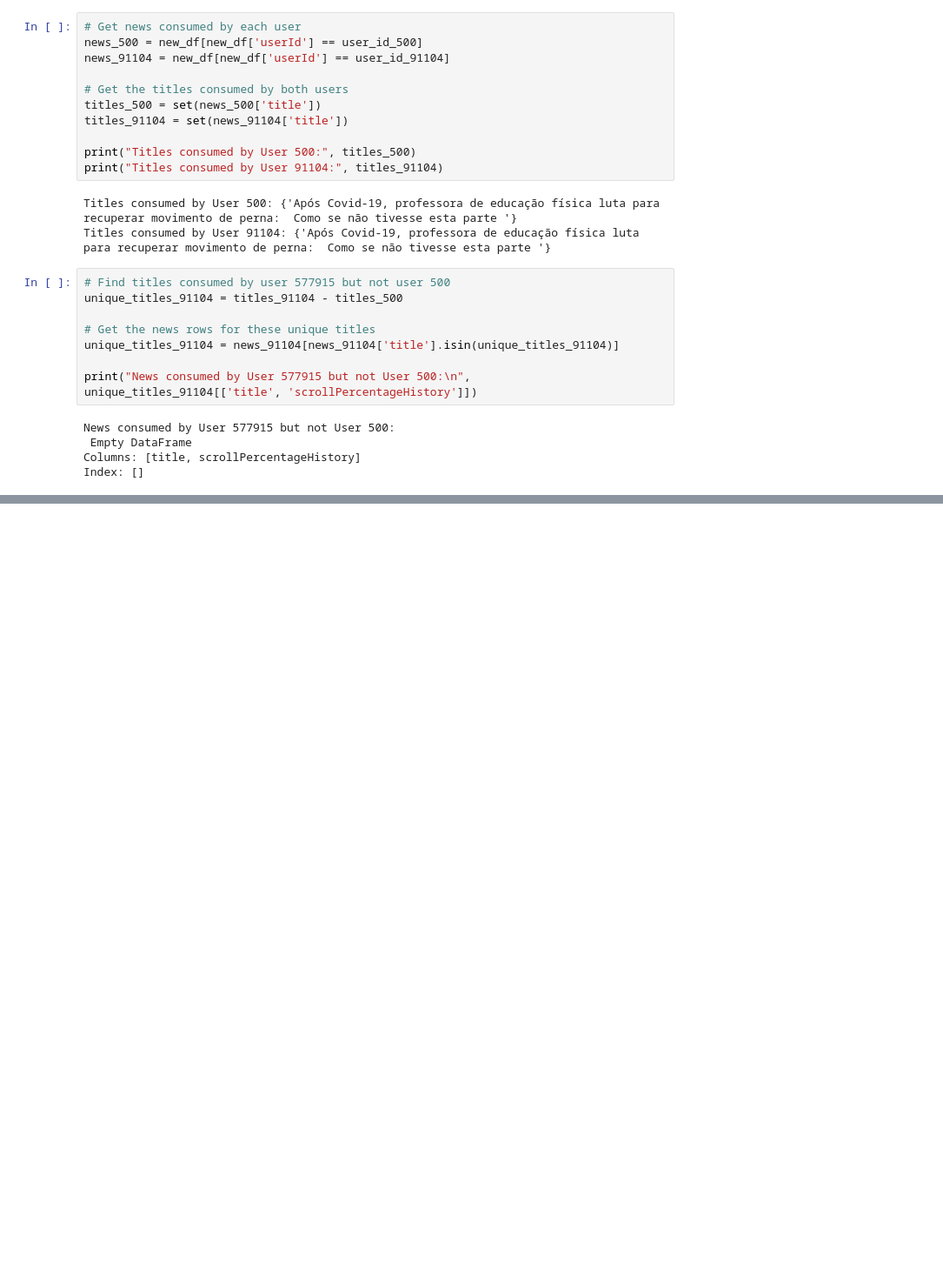
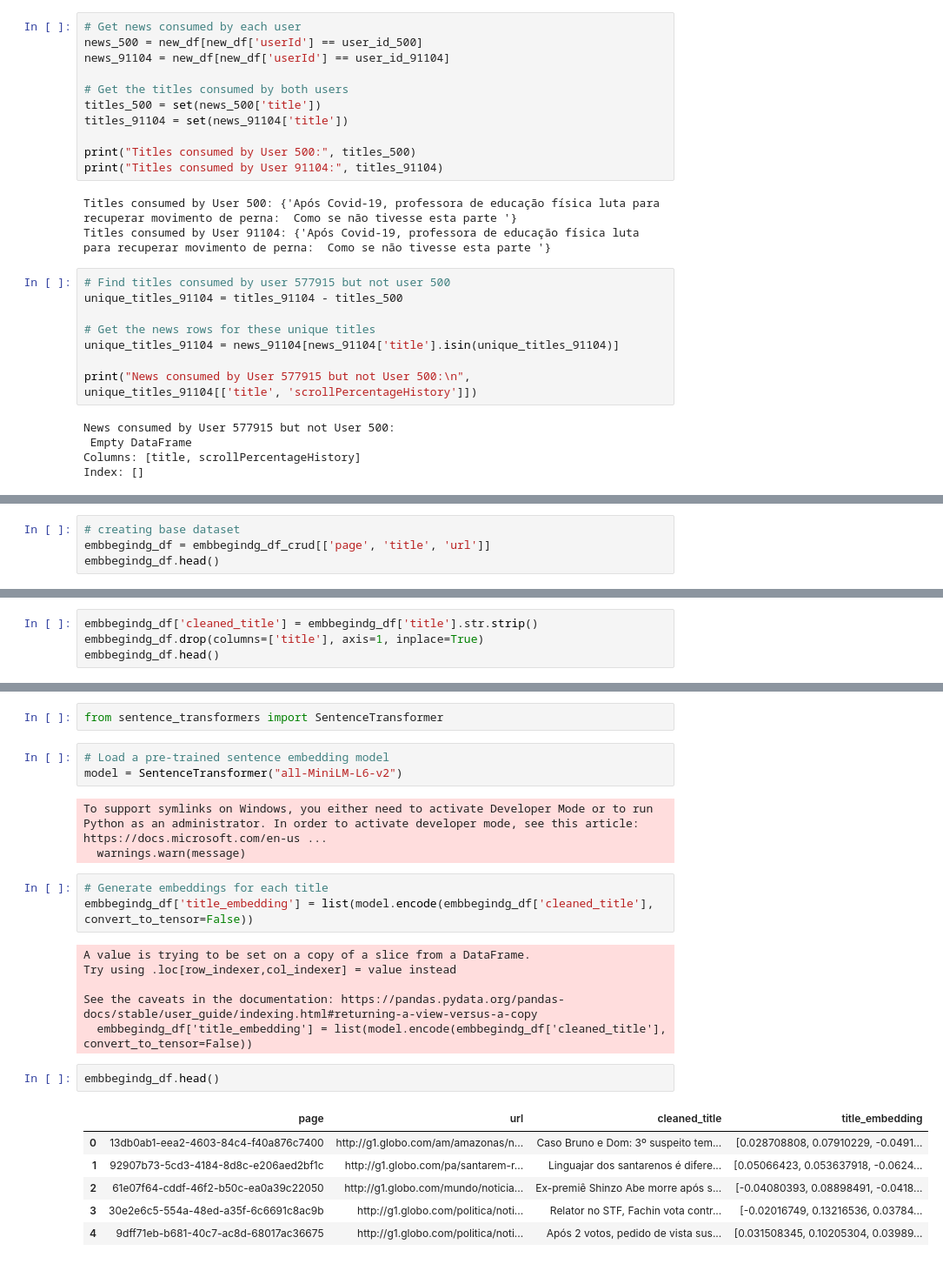
Before and after one commit to BrisaNascimento/globo_recommendation_fiap, a Jupyter notebook: globo_recommendation_fiap/data/challenge_files/notebook.ipynb, the cells around one changed output, grey strips where cells are left out. Shown at 87% size. Saved outputs shown, nothing was run; the diff lists cells and outputs as text; blank space fills up the shorter version.

```diff
--- a/globo_recommendation_fiap/data/challenge_files/notebook.ipynb
+++ b/globo_recommendation_fiap/data/challenge_files/notebook.ipynb
@@ -236,0 +246,4 @@ Index: []
+# %%
+# creating base dataset
+embbegindg_df = embbegindg_df_crud[['page', 'title', 'url']]
+embbegindg_df.head()
@@ -236,0 +259,4 @@ Index: []
+# %%
+embbegindg_df['cleaned_title'] = embbegindg_df['title'].str.strip()
+embbegindg_df.drop(columns=['title'], axis=1, inplace=True)
+embbegindg_df.head()
@@ -236,0 +279,26 @@ Index: []
+# %%
+from sentence_transformers import SentenceTransformer
+# %%
+# Load a pre-trained sentence embedding model
+model = SentenceTransformer("all-MiniLM-L6-v2")
+# %% [output]
+To support symlinks on Windows, you either need to activate Developer Mode or to run Python as an administrator. In order to activate developer mode, see this article: https://docs.microsoft.com/en-us ...
+  warnings.warn(message)
+# %%
+# Generate embeddings for each title
+embbegindg_df['title_embedding'] = list(model.encode(embbegindg_df['cleaned_title'], convert_to_tensor=False))
+# %% [output]
+A value is trying to be set on a copy of a slice from a DataFrame.
+Try using .loc[row_indexer,col_indexer] = value instead
+
+See the caveats in the documentation: https://pandas.pydata.org/pandas-docs/stable/user_guide/indexing.html#returning-a-view-versus-a-copy
+  embbegindg_df['title_embedding'] = list(model.encode(embbegindg_df['cleaned_title'], convert_to_tensor=False))
+# %%
+embbegindg_df.head()
+# %% [output]
+|  | page | url | cleaned_title | title_embedding |
+| 0 | 13db0ab1-eea2-4603-84c4-f40a876c7400 | http://g1.globo.com/am/amazonas/n... | Caso Bruno e Dom: 3º suspeito tem... | [0.028708808, 0.07910229, -0.0491... |
+| 1 | 92907b73-5cd3-4184-8d8c-e206aed2bf1c | http://g1.globo.com/pa/santarem-r... | Linguajar dos santarenos é difere... | [0.05066423, 0.053637918, -0.0624... |
+| 2 | 61e07f64-cddf-46f2-b50c-ea0a39c22050 | http://g1.globo.com/mundo/noticia... | Ex-premiê Shinzo Abe morre após s... | [-0.04080393, 0.08898491, -0.0418... |
+| 3 | 30e2e6c5-554a-48ed-a35f-6c6691c8ac9b | http://g1.globo.com/politica/noti... | Relator no STF, Fachin vota contr... | [-0.02016749, 0.13216536, 0.03784... |
+| 4 | 9dff71eb-b681-40c7-ac8d-68017ac36675 | http://g1.globo.com/politica/noti... | Após 2 votos, pedido de vista sus... | [0.031508345, 0.10205304, 0.03989... |
```
Also changed, not shown: parts of 19 cells of this notebook, 1 other file.
